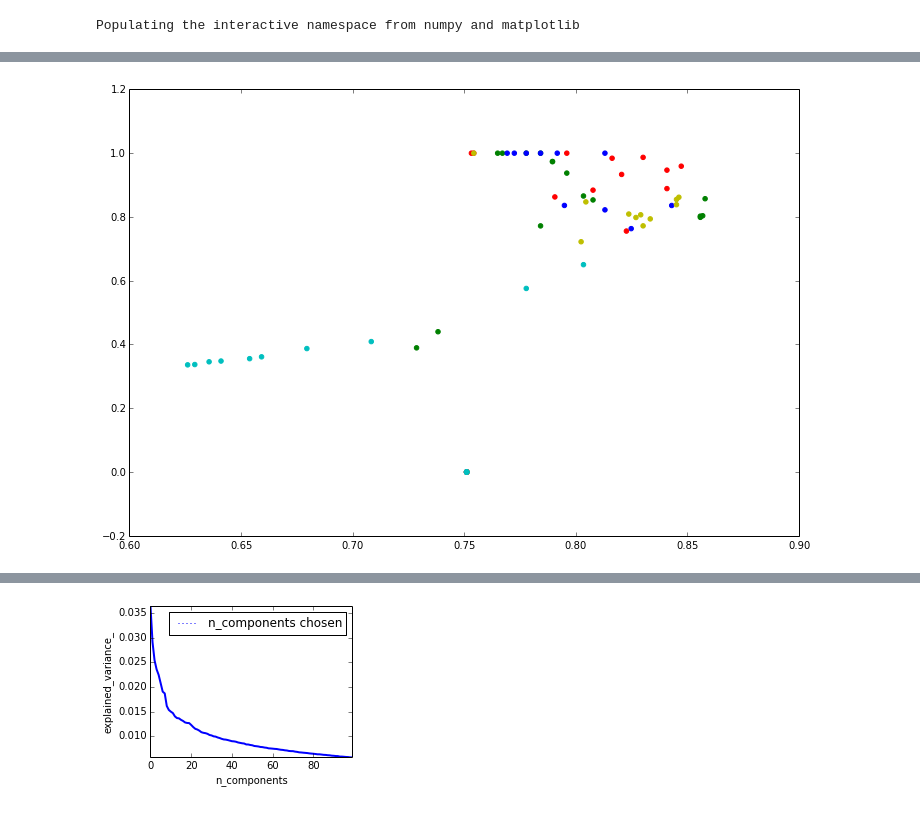
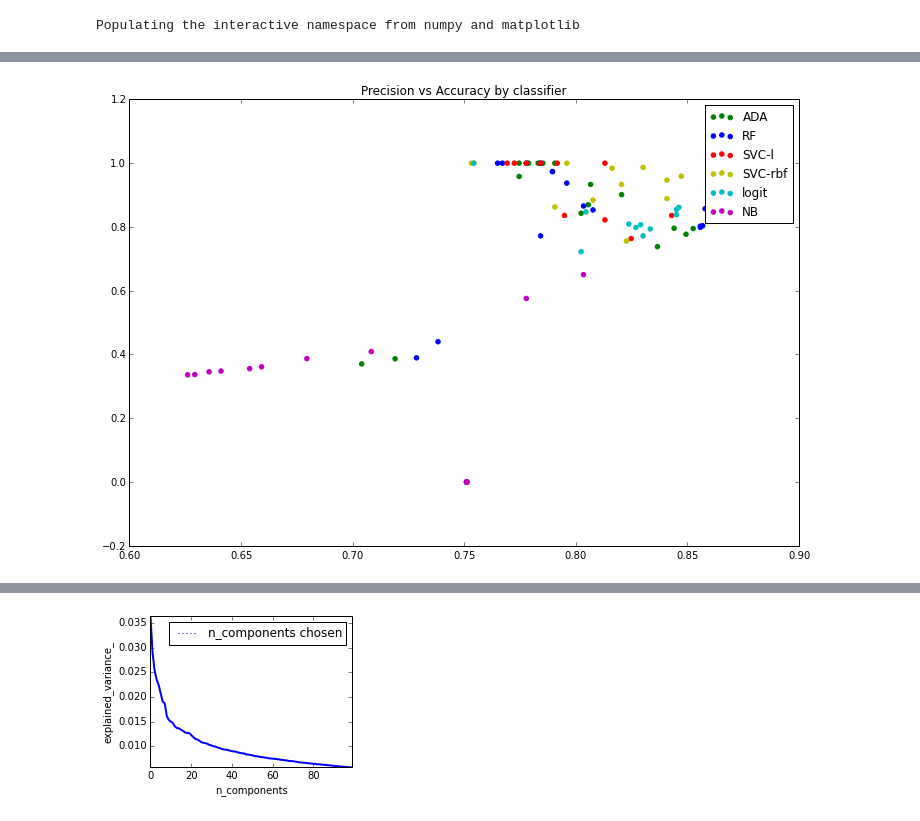
Before and after one commit to jacobboy/spring14, a Jupyter notebook: Graphin.ipynb, the cells around one changed output, grey strips where cells are left out. Drawn from its saved outputs; the diff is of its cells as text; code cells hidden in the pictures.

```diff
--- a/Graphin.ipynb
+++ b/Graphin.ipynb
@@ -54,19 +54,28 @@ scores['logit'] = [s.count('LOGIT') > 0 for  s in scores['name']]
 logit = scores[scores['logit']]
 scores['nb'] = [s.count('NB') > 0 for  s in scores['name']]
 nb = scores[scores['nb']]
+scores['ada'] = [s.count('ADA') > 0 for  s in scores['name']]
+ada = scores[scores['ada']]
+trs = [pca, sp, lsvc, rbm, none]
+tr_names = ['PCA', 'SP', 'LSVC', 'RBM', 'None']
+clfs = [ada, rf, svcl, svcrbf, logit, nb]
+clf_names = ['ADA', 'RF', 'SVC-l', 'SVC-rbf', 'logit', 'NB']
 # %%
-indices = np.arange(scores.shape[0])
+# dispscores = scores[scores['truecount']>10]
+dispscores = scores
+
+indices = np.arange(dispscores.shape[0])
 pl.figure(figsize=(12,8))
-pl.barh(indices, scores['f1'], .2, label='F1', color='b')
-pl.barh(indices+.3, scores['acc'], .2, label='Accuracy', color='g')
-pl.barh(indices+.6, scores['prec'], .2, label='Precision', color='r')
+pl.barh(indices, dispscores['f1'], .2, label='F1', color='b')
+pl.barh(indices+.3, dispscores['acc'], .2, label='Accuracy', color='g')
+pl.barh(indices+.6, dispscores['prec'], .2, label='Precision', color='r')
 pl.yticks(())
 pl.legend(loc='best')
 pl.subplots_adjust(left=.25)
 pl.subplots_adjust(top=.95)
 pl.subplots_adjust(bottom=.05)
 
-pl.title("Outcomes of best classifiers")
+pl.title("Outcomes of best classifiers that correctly classified at least 10 trues")
 
 for i, l in zip(indices, scores['name']):
     pl.text(-.3, i, l)
@@ -78,7 +87,9 @@ pl.show()
 # %%
 
 plt.figure(figsize=(12,8))
-for c, clf in zip('gbry', [pca, sp, lsvc, rbm, none]):
-    plt.scatter(clf['acc'], clf['prec'], color=c, label=clf['name'])
+for c, clf, n in zip('gbryc', trs, tr_names):
+    plt.scatter(clf['acc'], clf['prec'], color=c, label=n)
+plt.title("Precision vs. Accuracy by Transformer")
+plt.legend()
 plt.show()
 # %% [output]
@@ -85,0 +97,7 @@ plt.show()
+# %%
+plt.figure(figsize=(12,8))
+for c, clf, l in zip('gbrycm', trs, tr_names):
+    plt.scatter(clf['prec'], clf['truecount'], color=c, label=l)
+plt.legend()
+plt.title('Precision vs Number of Trues accurately predicted by transformer')
+plt.show()
@@ -86,7 +106,9 @@ plt.show()
 # %%
 plt.figure(figsize=(12,8))
-for c, clf in zip('gbryc', [rf, svcl, svcrbf, logit, nb]):
-    plt.scatter(clf['acc'], clf['prec'], color=c, label=clf['name'])
+for c, clf, l in zip('gbrycm', clfs, clf_names):
+    plt.scatter(clf['acc'], clf['prec'], color=c, label=l)
+plt.title('Precision vs Accuracy by classifier')
+plt.legend()
 plt.show()
 # %% [output]
-[figure, old version]
+[figure, new version]
```
Also changed, not shown: parts of 7 cells of this notebook.
